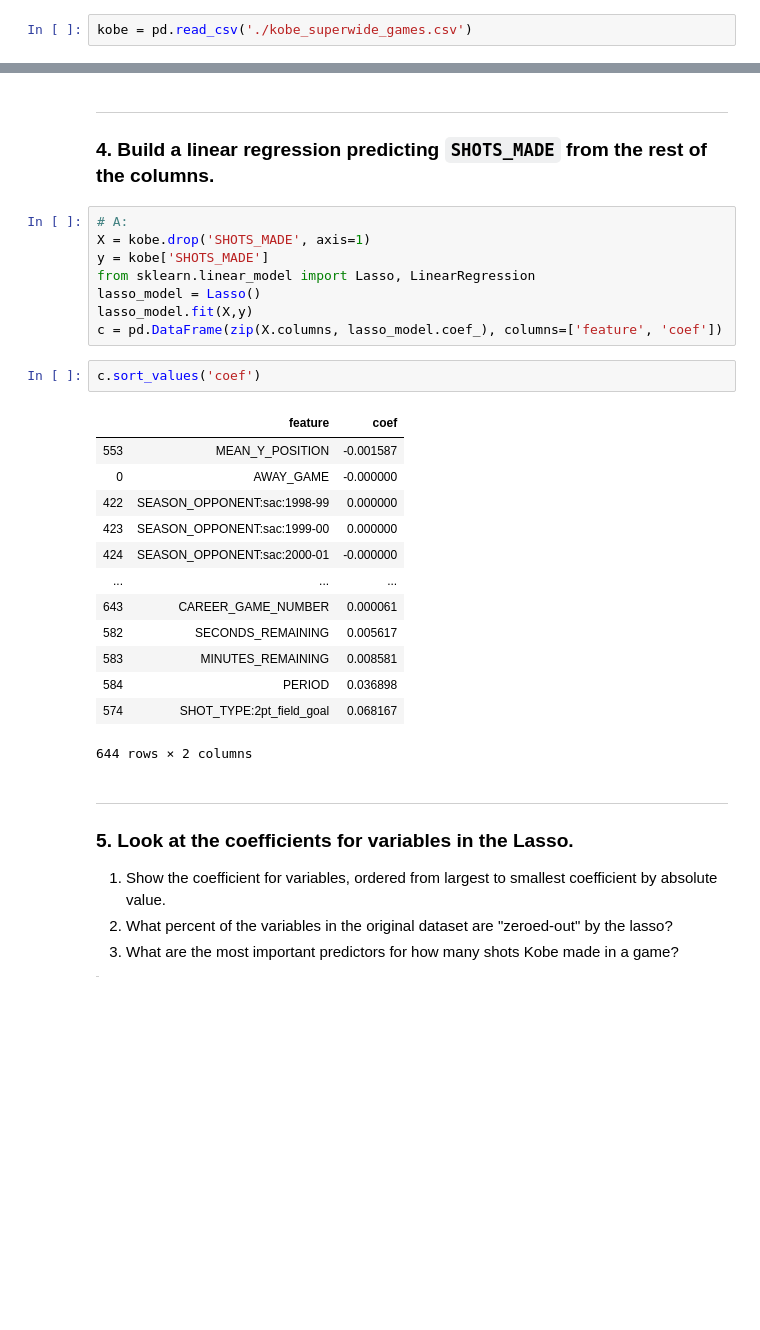
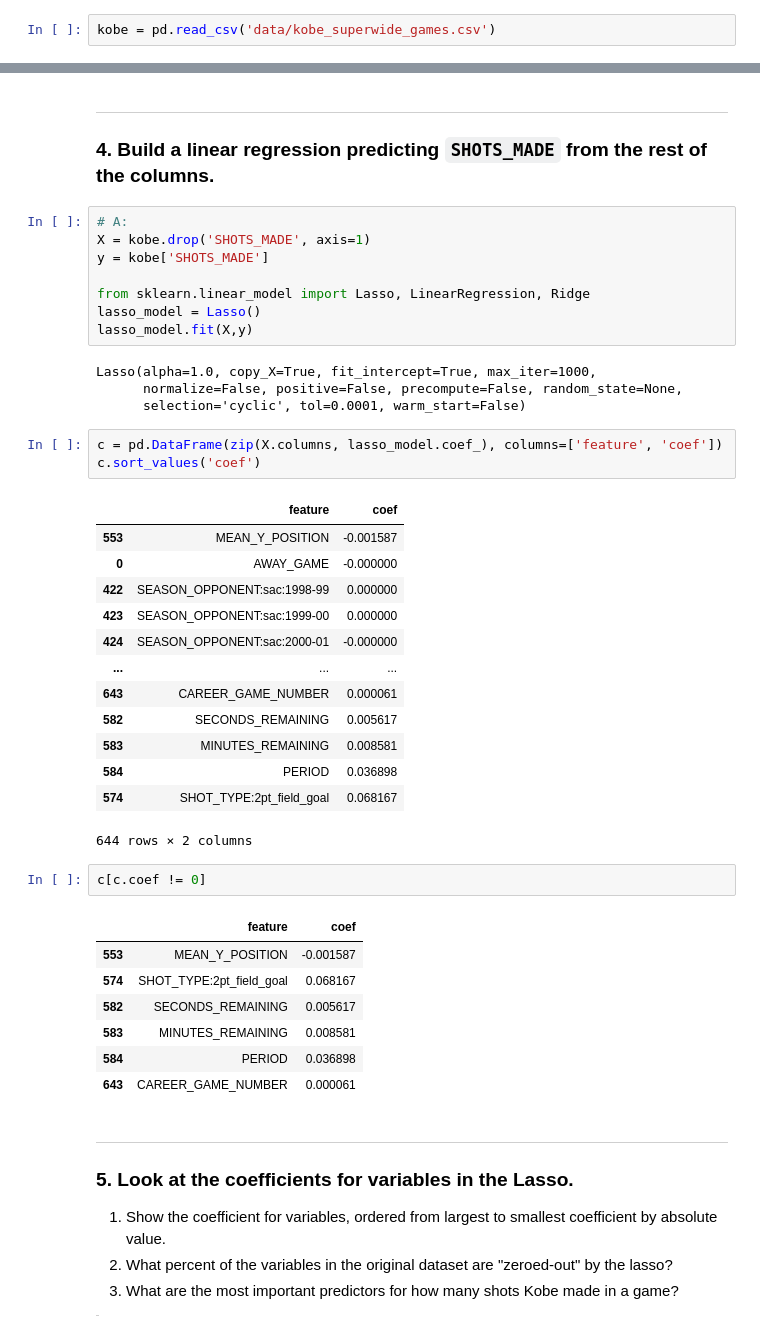
Before and after one commit to ongptnjp/data-science, a Jupyter notebook: day3/Lesson-08-lab-kobe-shots-made-regularization-lab.ipynb, the cells around one changed output, grey strips where cells are left out. Drawn from its saved outputs; the diff is of its cells as text; blank space fills up the shorter version.

```diff
--- a/day3/Lesson-08-lab-kobe-shots-made-regularization-lab.ipynb
+++ b/day3/Lesson-08-lab-kobe-shots-made-regularization-lab.ipynb
@@ -32,7 +32,7 @@ plt.style.use('fivethirtyeight')
 %config InlineBackend.figure_format = 'retina'
 %matplotlib inline
 # %%
-kobe = pd.read_csv('./kobe_superwide_games.csv')
+kobe = pd.read_csv('data/kobe_superwide_games.csv')
 # %% [markdown]
 ---
 
@@ -77,26 +54,41 @@ kobe.describe()
 # A:
 X = kobe.drop('SHOTS_MADE', axis=1)
 y = kobe['SHOTS_MADE']
-from sklearn.linear_model import Lasso, LinearRegression
+
+from sklearn.linear_model import Lasso, LinearRegression, Ridge
 lasso_model = Lasso()
 lasso_model.fit(X,y)
-c = pd.DataFrame(zip(X.columns, lasso_model.coef_), columns=['feature', 'coef'])
+# %% [output]
+Lasso(alpha=1.0, copy_X=True, fit_intercept=True, max_iter=1000,
+      normalize=False, positive=False, precompute=False, random_state=None,
+      selection='cyclic', tol=0.0001, warm_start=False)
+# %%
+c = pd.DataFrame(zip(X.columns, lasso_model.coef_), columns=['feature', 'coef'])
+c.sort_values('coef')
+# %% [output]
+|  | feature | coef |
+| 553 | MEAN_Y_POSITION | -0.001587 |
+| 0 | AWAY_GAME | -0.000000 |
+| 422 | SEASON_OPPONENT:sac:1998-99 | 0.000000 |
+| 423 | SEASON_OPPONENT:sac:1999-00 | 0.000000 |
+| 424 | SEASON_OPPONENT:sac:2000-01 | -0.000000 |
+| ... | ... | ... |
+| 643 | CAREER_GAME_NUMBER | 0.000061 |
+| 582 | SECONDS_REMAINING | 0.005617 |
+| 583 | MINUTES_REMAINING | 0.008581 |
+| 584 | PERIOD | 0.036898 |
+| 574 | SHOT_TYPE:2pt_field_goal | 0.068167 |
+644 rows × 2 columns
 # %%
-c.sort_values('coef')
+c[c.coef != 0]
 # %% [output]
 |  | feature | coef |
 | 553 | MEAN_Y_POSITION | -0.001587 |
-| 0 | AWAY_GAME | -0.000000 |
-| 422 | SEASON_OPPONENT:sac:1998-99 | 0.000000 |
-| 423 | SEASON_OPPONENT:sac:1999-00 | 0.000000 |
-| 424 | SEASON_OPPONENT:sac:2000-01 | -0.000000 |
-| ... | ... | ... |
-| 643 | CAREER_GAME_NUMBER | 0.000061 |
+| 574 | SHOT_TYPE:2pt_field_goal | 0.068167 |
 | 582 | SECONDS_REMAINING | 0.005617 |
 | 583 | MINUTES_REMAINING | 0.008581 |
 | 584 | PERIOD | 0.036898 |
-| 574 | SHOT_TYPE:2pt_field_goal | 0.068167 |
+| 643 | CAREER_GAME_NUMBER | 0.000061 |
-644 rows × 2 columns
 # %% [markdown]
 ---
 
```
Also changed, not shown: parts of 2 cells of this notebook, 4 other files.
